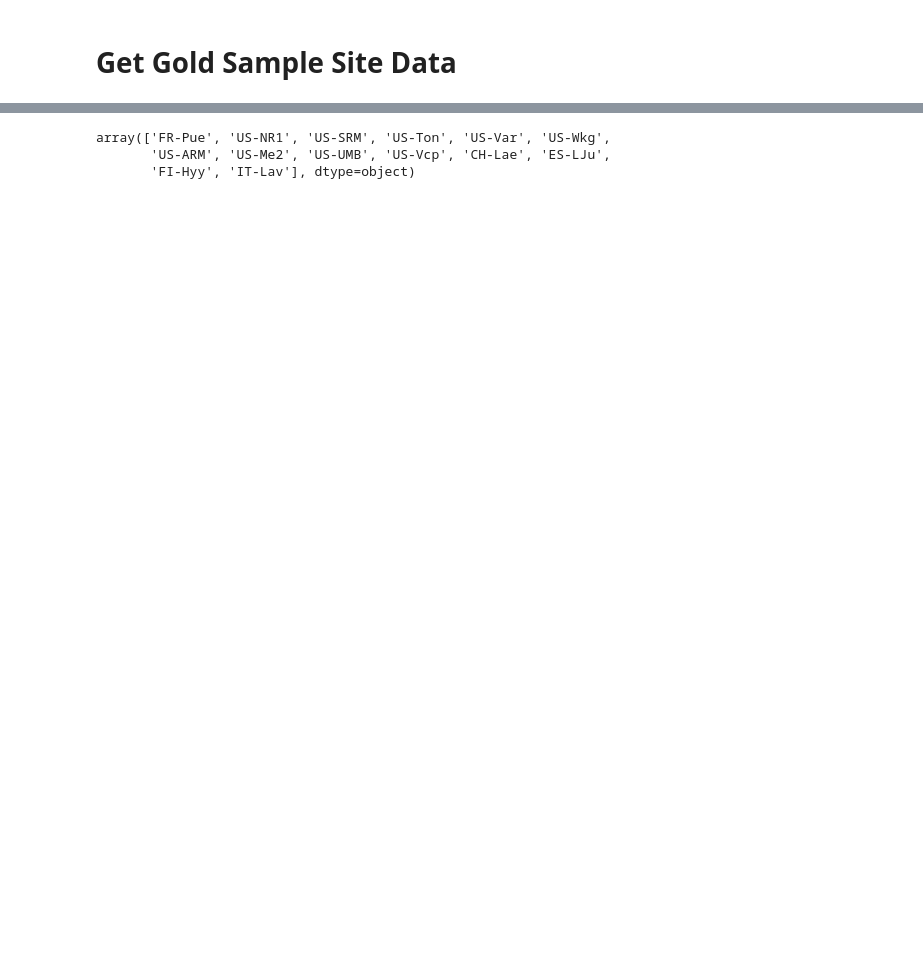
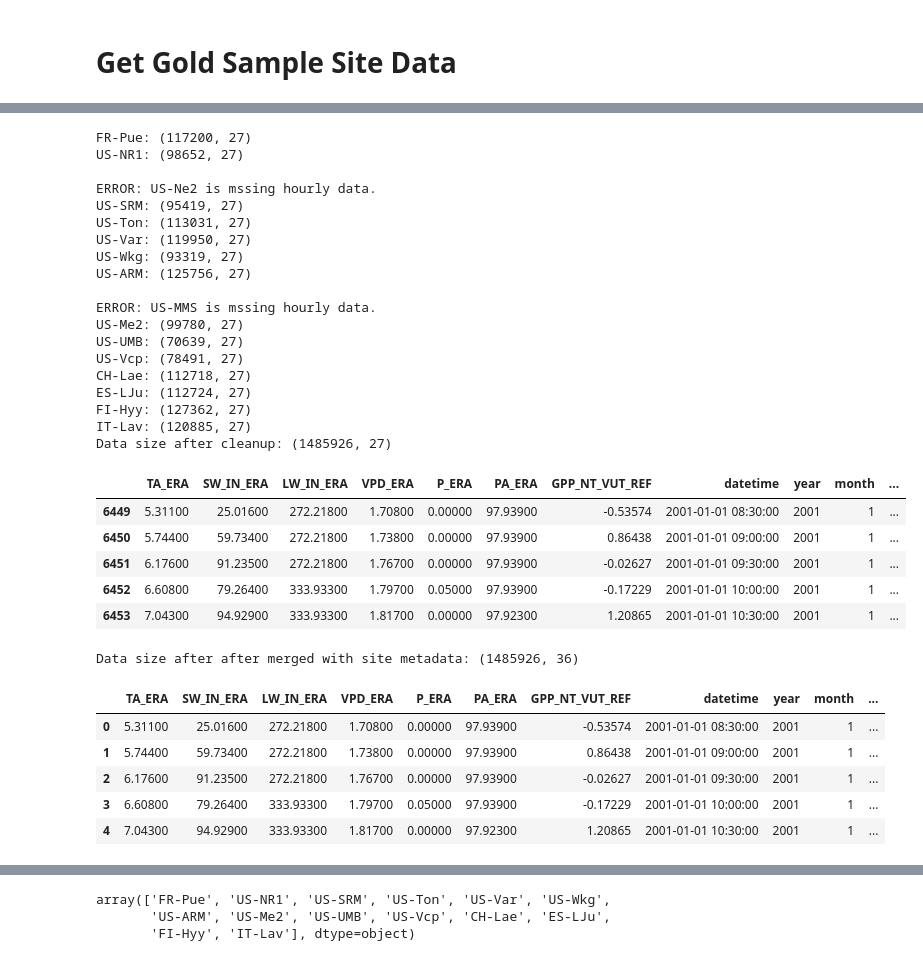
Before and after one commit to jcalz23/co2-flux-hourly-gpp-modeling, a Jupyter notebook: code/src/preprocessing/gold-sample-data-pipeline.ipynb, the cells around one changed output, grey strips where cells are left out. Cells and saved outputs as stored; diff of their text form; code cells hidden in the pictures; blank space fills up the shorter version.

Commit message:
update data pipeline.

```diff
--- a/code/src/preprocessing/gold-sample-data-pipeline.ipynb
+++ b/code/src/preprocessing/gold-sample-data-pipeline.ipynb
@@ -155,3 +136,53 @@ data_df.head()
+# %%
+included_features = ['TA_ERA', 'SW_IN_ERA', 'LW_IN_ERA', 'VPD_ERA', 'P_ERA', 'PA_ERA',
+                     'datetime', 'year', 'month', 'day', 'hour', 'date',
+                     'EVI', 'NDVI', 'NIRv', 'b1', 'b2', 'b3', 'b4', 'b5', 'b6', 'b7',
+                     'IGBP', 'koppen']
+target_variable_qc = ['NEE_VUT_REF_QC']
+target_variable = ['GPP_NT_VUT_REF']
+
+# Get Train Dataset
+data_df = data_cleanup(site_metadata_df[['site_id','filename']],
+                  target_variable, target_variable_qc,
+                  included_features)
+print(f"Data size after cleanup: {data_df.shape}")
+
+data_df = merg_site_metadata(data_df, site_metadata_df.drop(['filename'], axis=1))
+print(f"Data size after after merged with site metadata: {data_df.shape}")
+display(data_df.head())
+# %% [output]
+FR-Pue: (117200, 27)
+US-NR1: (98652, 27)
+
+ERROR: US-Ne2 is mssing hourly data.
+US-SRM: (95419, 27)
+US-Ton: (113031, 27)
+US-Var: (119950, 27)
+US-Wkg: (93319, 27)
+US-ARM: (125756, 27)
+
+ERROR: US-MMS is mssing hourly data.
+US-Me2: (99780, 27)
+US-UMB: (70639, 27)
+US-Vcp: (78491, 27)
+CH-Lae: (112718, 27)
+ES-LJu: (112724, 27)
+FI-Hyy: (127362, 27)
+IT-Lav: (120885, 27)
+Data size after cleanup: (1485926, 27)
+|  | TA_ERA | SW_IN_ERA | LW_IN_ERA | VPD_ERA | P_ERA | PA_ERA | GPP_NT_VUT_REF | datetime | year | month | ... |
+| 6449 | 5.31100 | 25.01600 | 272.21800 | 1.70800 | 0.00000 | 97.93900 | -0.53574 | 2001-01-01 08:30:00 | 2001 | 1 | ... |
+| 6450 | 5.74400 | 59.73400 | 272.21800 | 1.73800 | 0.00000 | 97.93900 | 0.86438 | 2001-01-01 09:00:00 | 2001 | 1 | ... |
+| 6451 | 6.17600 | 91.23500 | 272.21800 | 1.76700 | 0.00000 | 97.93900 | -0.02627 | 2001-01-01 09:30:00 | 2001 | 1 | ... |
+| 6452 | 6.60800 | 79.26400 | 333.93300 | 1.79700 | 0.05000 | 97.93900 | -0.17229 | 2001-01-01 10:00:00 | 2001 | 1 | ... |
+| 6453 | 7.04300 | 94.92900 | 333.93300 | 1.81700 | 0.00000 | 97.92300 | 1.20865 | 2001-01-01 10:30:00 | 2001 | 1 | ... |
+Data size after after merged with site metadata: (1485926, 36)
+|  | TA_ERA | SW_IN_ERA | LW_IN_ERA | VPD_ERA | P_ERA | PA_ERA | GPP_NT_VUT_REF | datetime | year | month | ... |
+| 0 | 5.31100 | 25.01600 | 272.21800 | 1.70800 | 0.00000 | 97.93900 | -0.53574 | 2001-01-01 08:30:00 | 2001 | 1 | ... |
+| 1 | 5.74400 | 59.73400 | 272.21800 | 1.73800 | 0.00000 | 97.93900 | 0.86438 | 2001-01-01 09:00:00 | 2001 | 1 | ... |
+| 2 | 6.17600 | 91.23500 | 272.21800 | 1.76700 | 0.00000 | 97.93900 | -0.02627 | 2001-01-01 09:30:00 | 2001 | 1 | ... |
+| 3 | 6.60800 | 79.26400 | 333.93300 | 1.79700 | 0.05000 | 97.93900 | -0.17229 | 2001-01-01 10:00:00 | 2001 | 1 | ... |
+| 4 | 7.04300 | 94.92900 | 333.93300 | 1.81700 | 0.00000 | 97.92300 | 1.20865 | 2001-01-01 10:30:00 | 2001 | 1 | ... |
 # %%
 data_df.describe()
 # %% [output]
```
Also changed, not shown: parts of 17 cells of this notebook.
